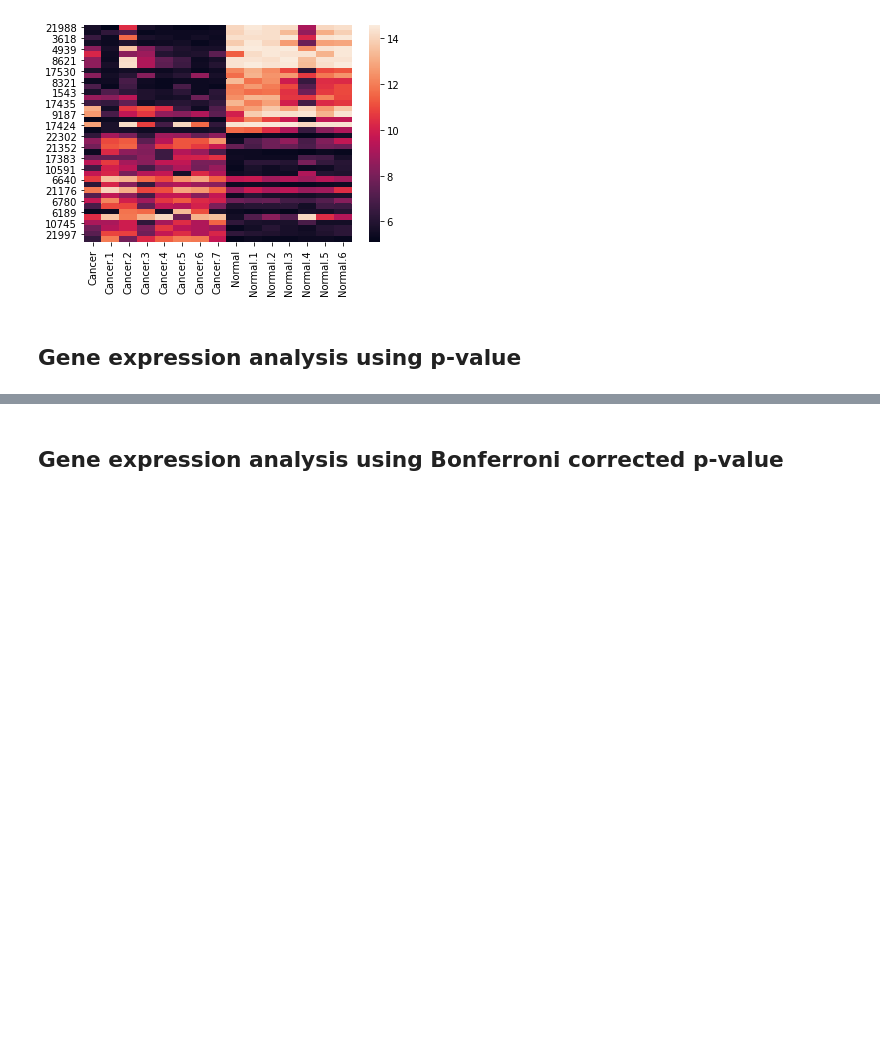
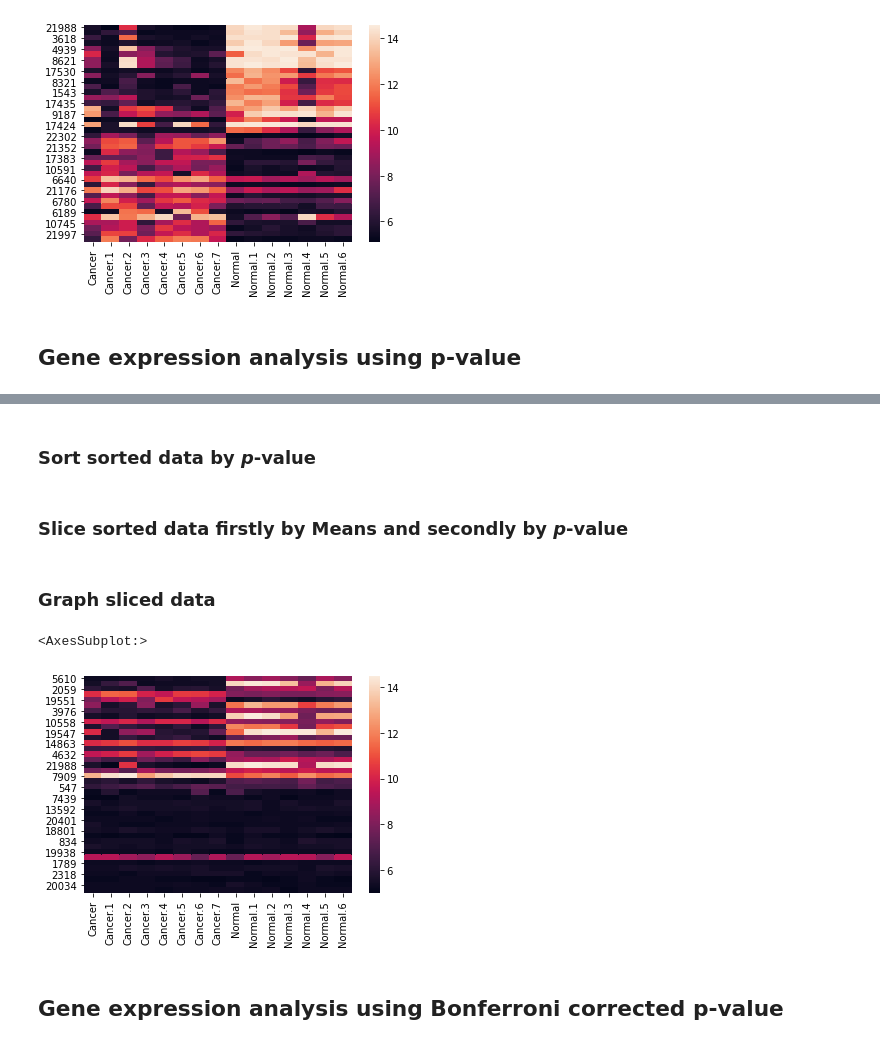
Before and after one commit to mzamayias/uni-work, a Jupyter notebook: lab/assignments/assignment_1/assignment_1.ipynb, the cells around one changed output, grey strips where cells are left out. Cells and saved outputs as stored; diff of their text form; code cells hidden in the pictures; blank space fills up the shorter version.

```diff
--- a/lab/assignments/assignment_1/assignment_1.ipynb
+++ b/lab/assignments/assignment_1/assignment_1.ipynb
@@ -37,5 +63,5 @@ sns.heatmap(sliced_means_delta_sorted_genes.iloc[:, :-3])
 # %%
-cancer_columns_w_mean = genes.filter(like='Cancer')
-cancer_columns_wo_mean = cancer_columns_w_mean.drop(columns=cancer_columns_w_mean.filter(like='Mean').columns)
-normal_columns_w_mean = genes.filter(like='Normal')
-normal_columns_wo_mean = genes[[column for column in normal_columns_w_mean if 'Mean' not in column]]
+cancer_columns_w_mean = means_delta_sorted_genes.filter(like="Cancer")
+cancer_columns_wo_mean = cancer_columns_w_mean.drop(columns='Cancer.Mean')
+normal_columns_w_mean = means_delta_sorted_genes.filter(like="Normal")
+normal_columns_wo_mean = normal_columns_w_mean.drop(columns='Normal.Mean')
@@ -73,0 +70,8 @@ normal_columns_wo_mean
+# %%
+means_delta_sorted_genes["p-value"] = [
+    stats.ttest_ind(
+        cancer_columns_wo_mean.iloc[gene_index], normal_columns_wo_mean.iloc[gene_index]
+    )[-1]
+    for gene_index in range(genes.shape[0])
+]
+means_delta_sorted_genes
@@ -74,3 +92,18 @@ normal_columns_wo_mean
+# %% [markdown]
+### Sort sorted data by *p*-value
+# %%
+pvalue_means_delta_sorted_genes = means_delta_sorted_genes.sort_values('p-value')
+# %% [markdown]
+### Slice sorted data firstly by Means and secondly by *p*-value
+# %%
+sliced_pvalue_means_delta_sorted_genes = pvalue_means_delta_sorted_genes.head(20).append(pvalue_means_delta_sorted_genes.tail(20))
+# %% [markdown]
+### Graph sliced data
+# %%
+sns.heatmap(sliced_pvalue_means_delta_sorted_genes.iloc[:, :-4])
+# %% [output]
+<AxesSubplot:>
+[figure, added]
 # %% [markdown]
 ## Gene expression analysis using Bonferroni corrected p-value
 # %% [markdown]
```
Also changed, not shown: parts of 23 cells of this notebook.
